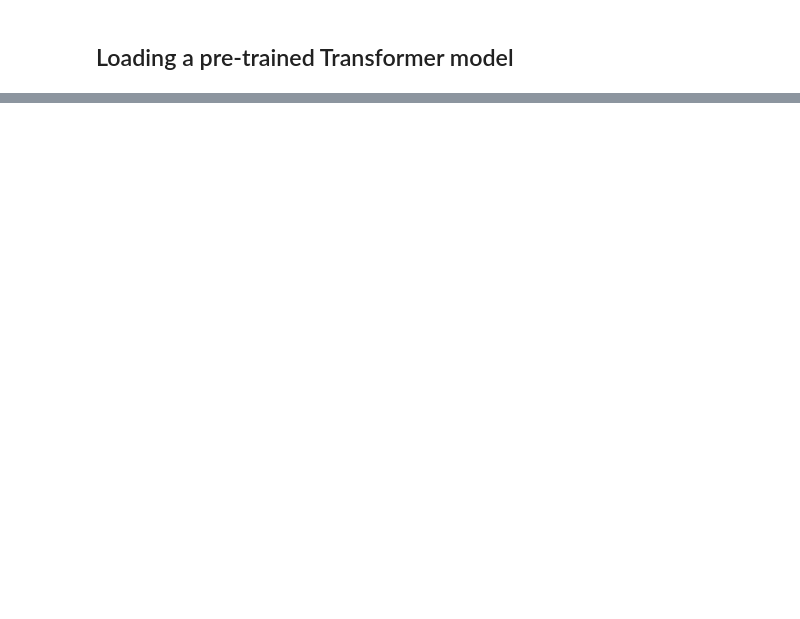
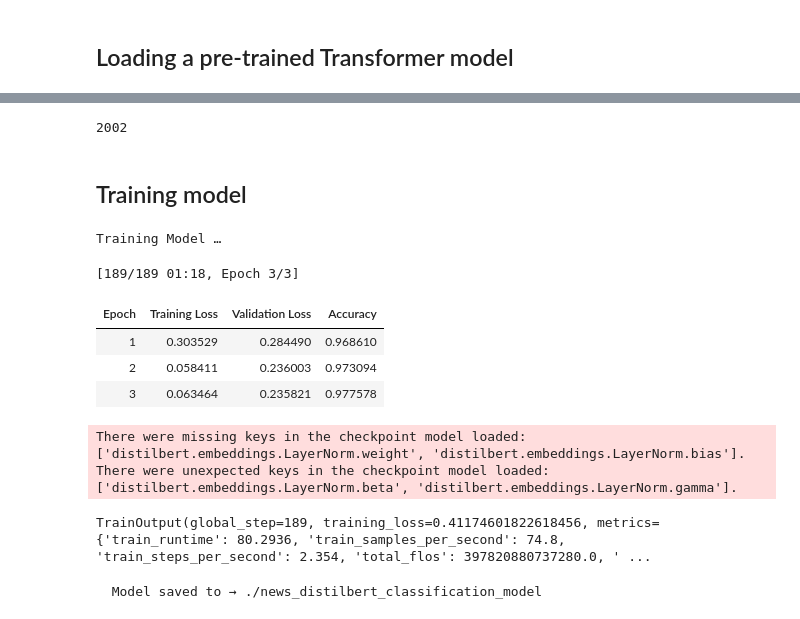
Before and after one commit to Vidhya-95/news-classification-transformers-rag, a Jupyter notebook: ai-powered-news-insight-system.ipynb, the cells around one changed output, grey strips where cells are left out. Cells and saved outputs as stored; diff of their text form; code cells hidden in the pictures; blank space fills up the shorter version.

Commit message:
Code updated till Training distilbert pretrained model and saving the new model.

```diff
--- a/ai-powered-news-insight-system.ipynb
+++ b/ai-powered-news-insight-system.ipynb
@@ -232,0 +261,58 @@ Notes:
+# %%
+tokenized_train_dataset = bbc_news_trans_ds_split['train'].map(tokenize_data, batched=True)
+tokenized_test_dataset = bbc_news_trans_ds_split['test'].map(tokenize_data, batched=True)
+
+tokenized_train_dataset.set_format(type="torch", columns=["input_ids", "attention_mask", "label"])
+tokenized_test_dataset.set_format(type="torch", columns=["input_ids", "attention_mask", "label"])
+# %%
+len(tokenized_train_dataset)
+# %% [output]
+2002
+# %% [markdown]
+## Training model
+# %%
+def compute_metrics(eval_pred):
+    logits, labels = eval_pred
+    preds = np.argmax(logits, axis=-1)
+    return {"accuracy": accuracy_score(labels, preds)}
+# %%
+training_args = TrainingArguments(
+    output_dir="./news_distilbert_classification_model",
+    num_train_epochs=3,
+    per_device_train_batch_size=16,
+    per_device_eval_batch_size=16,
+    eval_strategy="epoch",
+    save_strategy="epoch",
+    load_best_model_at_end=True,
+    metric_for_best_model="accuracy",
+    logging_steps=20
+)
+# %%
+trainer = Trainer(
+    model=model,
+    args=training_args,
+    train_dataset=tokenized_train_dataset,
+    eval_dataset=tokenized_test_dataset,#using test dataset as evaluation dataset
+    processing_class=tokenizer,
+    compute_metrics=compute_metrics
+)
+# %%
+print("\nTraining Model …")
+trainer.train()
+# %% [output]
+Training Model …
+[189/189 01:18, Epoch 3/3]
+| Epoch | Training Loss | Validation Loss | Accuracy |
+| 1 | 0.303529 | 0.284490 | 0.968610 |
+| 2 | 0.058411 | 0.236003 | 0.973094 |
+| 3 | 0.063464 | 0.235821 | 0.977578 |
+There were missing keys in the checkpoint model loaded: ['distilbert.embeddings.LayerNorm.weight', 'distilbert.embeddings.LayerNorm.bias'].
+There were unexpected keys in the checkpoint model loaded: ['distilbert.embeddings.LayerNorm.beta', 'distilbert.embeddings.LayerNorm.gamma'].
+TrainOutput(global_step=189, training_loss=0.41174601822618456, metrics={'train_runtime': 80.2936, 'train_samples_per_second': 74.8, 'train_steps_per_second': 2.354, 'total_flos': 397820880737280.0, ' ...
+# %%
+# Save final model + tokenizer
+trainer.save_model("./news_distilbert_classification_model")
+tokenizer.save_pretrained("./news_distilbert_classification_model")
+print(f"\n  Model saved to → {"./news_distilbert_classification_model"}")
+# %% [output]
+  Model saved to → ./news_distilbert_classification_model
```
Also changed, not shown: parts of 7 cells of this notebook.
